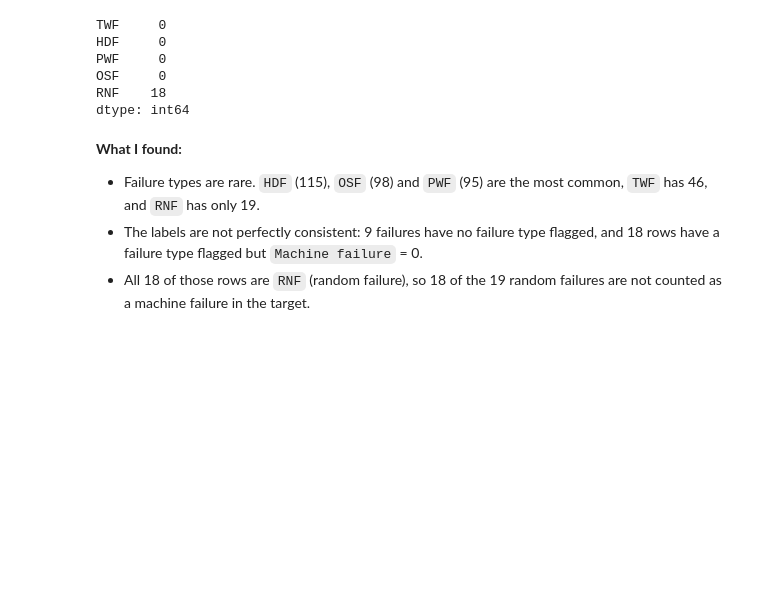
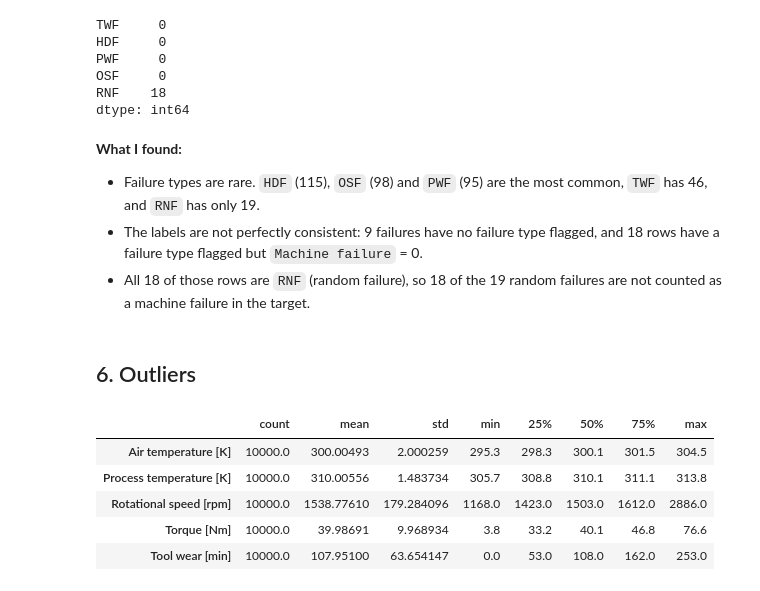
Before and after one commit to NathanL05/ct4101-ml-portfolio, a Jupyter notebook: notebooks/01_data_audit.ipynb, the cells around one changed output. Drawn from its saved outputs; the diff is of its cells as text; code cells hidden in the pictures; blank space fills up the shorter version.

```diff
--- a/notebooks/01_data_audit.ipynb
+++ b/notebooks/01_data_audit.ipynb
@@ -174,3 +174,16 @@ dtype: int64
 - Failure types are rare. `HDF` (115), `OSF` (98) and `PWF` (95) are the most common, `TWF` has 46, and `RNF` has only 19.
 - The labels are not perfectly consistent: 9 failures have no failure type flagged, and 18 rows have a failure type flagged but `Machine failure` = 0.
 - All 18 of those rows are `RNF` (random failure), so 18 of the 19 random failures are not counted as a machine failure in the target.
+# %% [markdown]
+## 6. Outliers
+# %%
+numeric = ["Air temperature [K]", "Process temperature [K]",
+           "Rotational speed [rpm]", "Torque [Nm]", "Tool wear [min]"]
+df[numeric].describe().T
+# %% [output]
+|  | count | mean | std | min | 25% | 50% | 75% | max |
+| Air temperature [K] | 10000.0 | 300.00493 | 2.000259 | 295.3 | 298.3 | 300.1 | 301.5 | 304.5 |
+| Process temperature [K] | 10000.0 | 310.00556 | 1.483734 | 305.7 | 308.8 | 310.1 | 311.1 | 313.8 |
+| Rotational speed [rpm] | 10000.0 | 1538.77610 | 179.284096 | 1168.0 | 1423.0 | 1503.0 | 1612.0 | 2886.0 |
+| Torque [Nm] | 10000.0 | 39.98691 | 9.968934 | 3.8 | 33.2 | 40.1 | 46.8 | 76.6 |
+| Tool wear [min] | 10000.0 | 107.95100 | 63.654147 | 0.0 | 53.0 | 108.0 | 162.0 | 253.0 |
```
Also changed, not shown: parts of 4 cells of this notebook, 1 other file.
